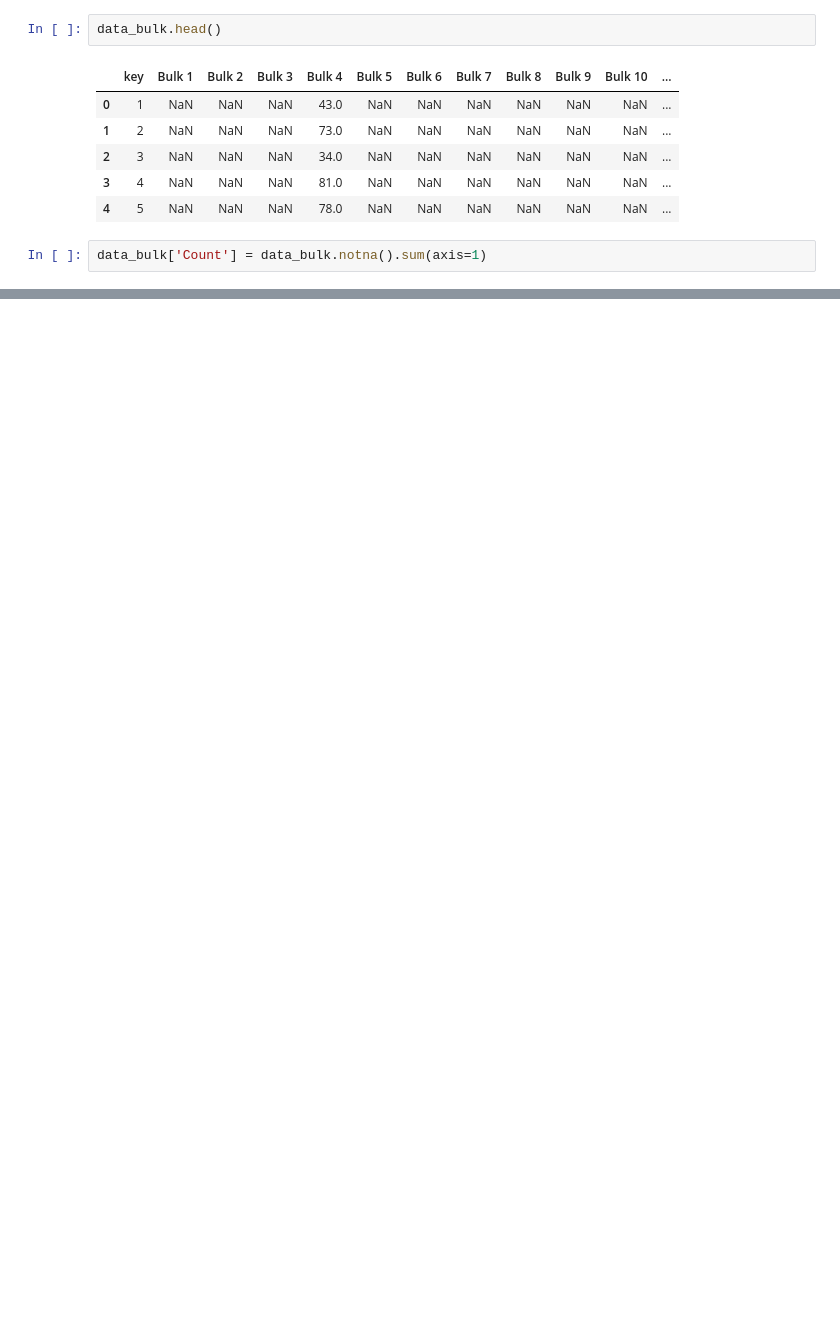
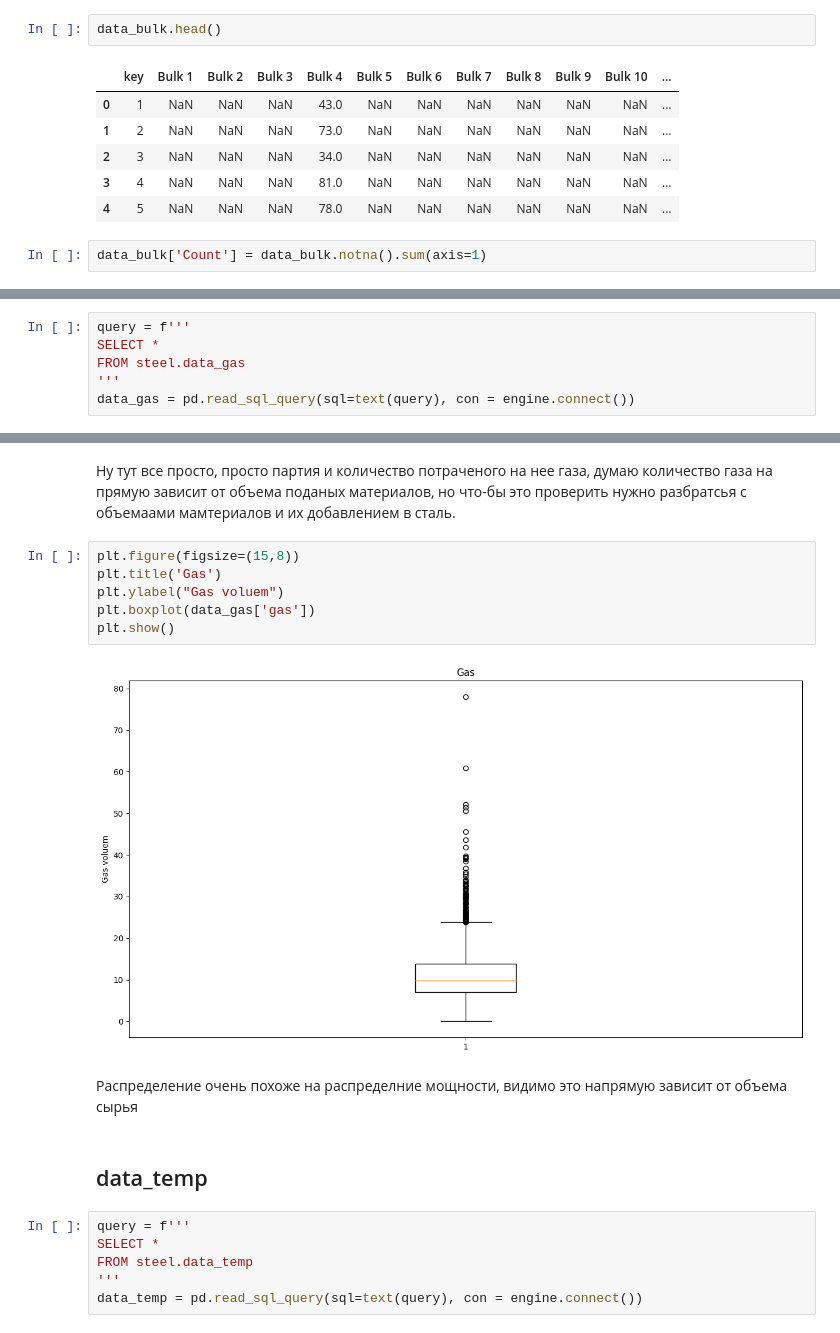
Before and after one commit to Rook-Black/Practicum, a Jupyter notebook: Diploma/diploma_project.ipynb, the cells around one changed output, grey strips where cells are left out. Drawn from its saved outputs; the diff is of its cells as text; blank space fills up the shorter version.

```diff
--- a/Diploma/diploma_project.ipynb
+++ b/Diploma/diploma_project.ipynb
@@ -496,0 +631,6 @@ ValueError: Can only compare identically-labeled Series objects
+# %%
+query = f'''
+SELECT *
+FROM steel.data_gas
+'''
+data_gas = pd.read_sql_query(sql=text(query), con = engine.connect())
@@ -496,0 +656,20 @@ ValueError: Can only compare identically-labeled Series objects
+# %% [markdown]
+Ну тут все просто, просто партия и количество потраченого на нее газа, думаю количество газа на прямую зависит от объема поданых материалов, но что-бы это проверить нужно разбратсья с объемаами мамтериалов и их добавлением в сталь.
+# %%
+plt.figure(figsize=(15,8))
+plt.title('Gas')
+plt.ylabel("Gas voluem")
+plt.boxplot(data_gas['gas'])
+plt.show()
+# %% [output]
+[figure, added]
+# %% [markdown]
+Распределение очень похоже на распределние мощности, видимо это напрямую зависит от объема сырья
+# %% [markdown]
+## data_temp
+# %%
+query = f'''
+SELECT *
+FROM steel.data_temp
+'''
+data_temp = pd.read_sql_query(sql=text(query), con = engine.connect())
```
Also changed, not shown: parts of 164 cells of this notebook, 2 other files.
